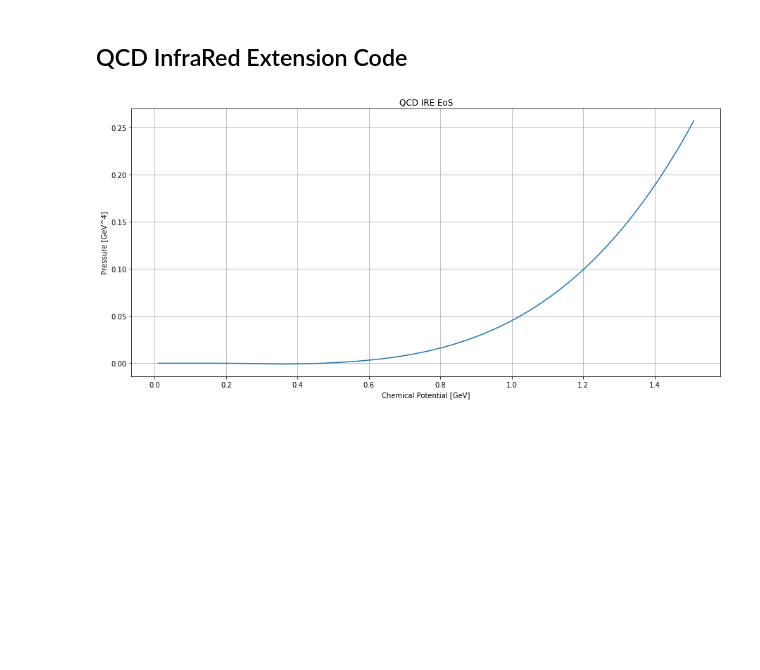
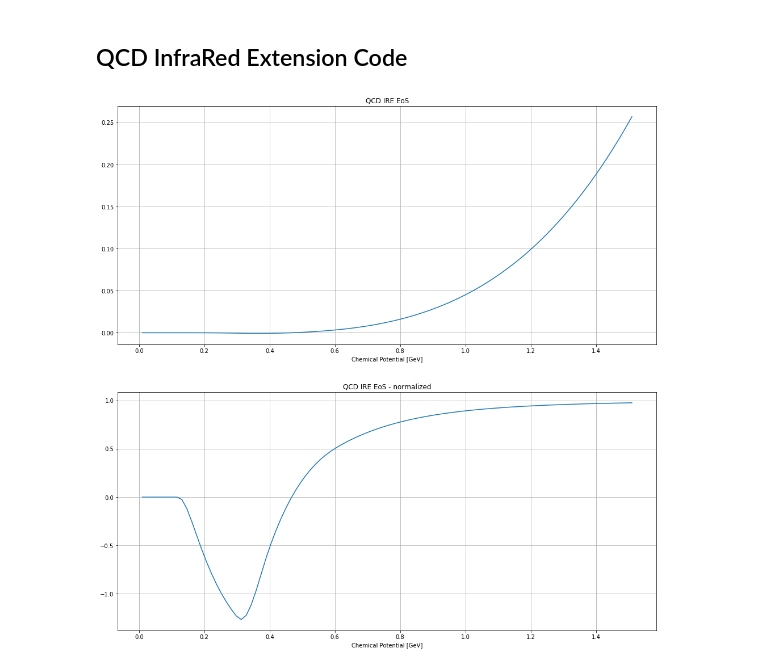
Before and after one commit to rsouza01/gribov_zwanziger, a Jupyter notebook: src/NOTEBOOKS/Gribov_Zwanziger_MINTZ.ipynb, the cells around one changed output. Saved outputs shown, nothing was run; the diff lists cells and outputs as text; code cells hidden in the pictures; blank space fills up the shorter version.

Commit message:
New plot and images

```diff
--- a/src/NOTEBOOKS/Gribov_Zwanziger_MINTZ.ipynb
+++ b/src/NOTEBOOKS/Gribov_Zwanziger_MINTZ.ipynb
@@ -16,15 +16,19 @@ import numpy as np
 import scipy.integrate as integ
 import matplotlib.pyplot as plt
 import matplotlib as mpl
+from decimal import *
+
 #from scipy import integrate
 
+from IPython.core.display import display, HTML
+display(HTML("<style>.container { width:100% !important; }</style>"))
 
 Nc = 3
 Nf = 2
-M3 = 0.196
-m2 = 0.639
-MPrime = 0.014
 
+M3 = 196./1.0e3
+m2 = 639./1.0e3
+MPrime = 14./1.0e3
 
 def _infunc(x,func,gfun,hfun,more_args):
     a = gfun(x)
@@ -56,36 +60,54 @@ def integrandTheta(theta, p, mu, mp):
 def pressureZeroT(mu, mp):
     def lim_inf_theta(p):
         return 0.
 
     def lim_sup_theta(p):
         return np.inf
 
     #pressure_zero_t, err_dblquad = integ.dblquad(integrandTheta, 0, mu, lim_inf_theta, lim_sup_theta, args=(mu, mp))
-    pressure_zero_t, err_dblquad = custom_dblquad(integrandTheta, 0, mu, lim_inf_theta, lim_sup_theta, args=(mu, mp), maxp1=80, limit=80)
+    pressure_zero_t, err_dblquad = custom_dblquad(integrandTheta, 0., mu, lim_inf_theta, lim_sup_theta, args=(mu, mp), maxp1=100, limit=100)
     return pressure_zero_t
 
 
 
 # Cálculo da pressão desde mu=0.01GeV até mu=1.5GeV
 mu_range = np.linspace(0.01, 1.51, 100)
 
 pressure_zero_T_list = []
+pressure_norm_zero_T_list = []
 
 for mu in mu_range:
     pressure = pressureZeroT(mu, MPrime)
+    pressureNormalized = pressureZeroT(mu, MPrime)/(Nf*Nc*mu**4./12./math.pi**2.)
 
-    # pressure_zero_T_list.append([mu, pressure])
     pressure_zero_T_list.append(pressure)
+    pressure_norm_zero_T_list.append(pressureNormalized)
 
 #print pressure_zero_T_list
 
-mpl.rcParams['figure.figsize'] = (15,7)
+mpl.rcParams['figure.figsize'] = (17,17)
+
 plt.figure()
+
+plt.subplot(211)             # the first subplot in the first figure
+plt.title('QCD IRE EoS')
+
+plt.xlabel('Chemical Potential [GeV]')
+#plt.ylabel('Pressure [GeV^4]')
+
+plt.grid()
 plt.plot(mu_range, pressure_zero_T_list)
+
+# the second subplot in the first figure
+plt.subplot(212)
+plt.title('QCD IRE EoS - normalized')
+
 plt.xlabel('Chemical Potential [GeV]')
-plt.ylabel('Pressure [GeV^4]')
-plt.title('QCD IRE EoS')
+#plt.ylabel('Pressure [GeV^4]')
+
 plt.grid()
+plt.plot(mu_range, pressure_norm_zero_T_list)
+
 plt.show()
 # %% [output]
-[figure, old version]
+[figure, new version]
```
Also changed, not shown: parts of 1 cell of this notebook, 3 other files.
